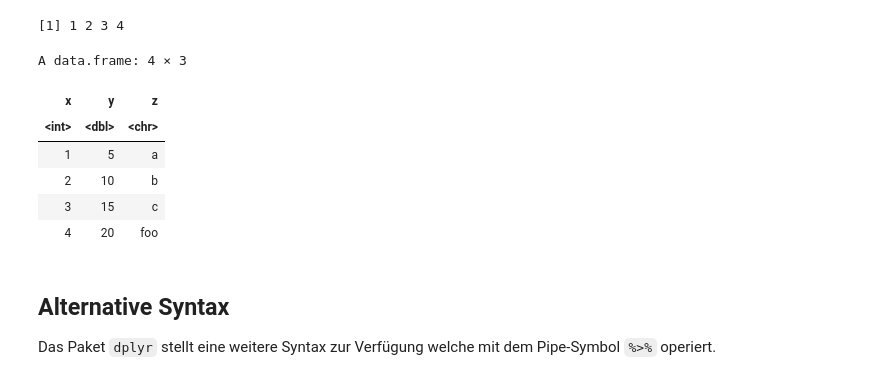
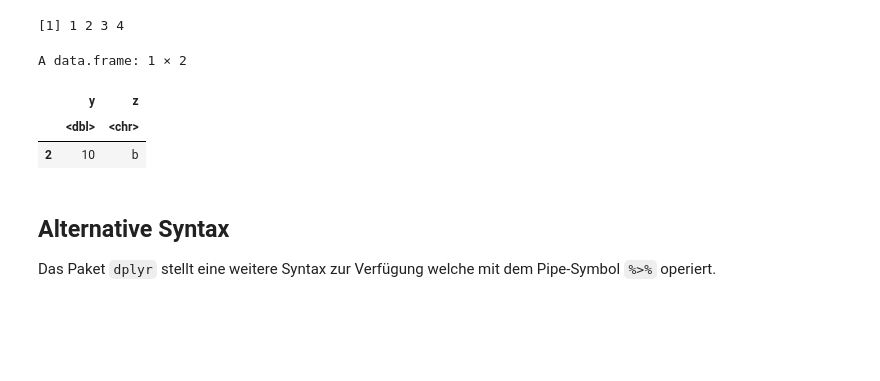
Before and after one commit to jrriebling/TM_R_Workshop, a Jupyter notebook: slides/1_Einführung.ipynb, the cells around one changed output. Drawn from its saved outputs; the diff is of its cells as text; code cells hidden in the pictures; blank space fills up the shorter version.

```diff
--- a/slides/1_Einführung.ipynb
+++ b/slides/1_Einführung.ipynb
@@ -297,15 +297,12 @@ df$x
 # %%
 ## df[row_index, column_index]
 
-df[,]
+df[2, 2:3]
 # %% [output]
-A data.frame: 4 × 3
+A data.frame: 1 × 2
-| x | y | z |
-| <int> | <dbl> | <chr> |
-| 1 | 5 | a |
+|  | y | z |
+|  | <dbl> | <chr> |
 | 2 | 10 | b |
-| 3 | 15 | c |
-| 4 | 20 | foo |
 # %% [markdown]
 ## Alternative Syntax
 
```
Also changed, not shown: parts of 6 cells of this notebook, 2 other files.
